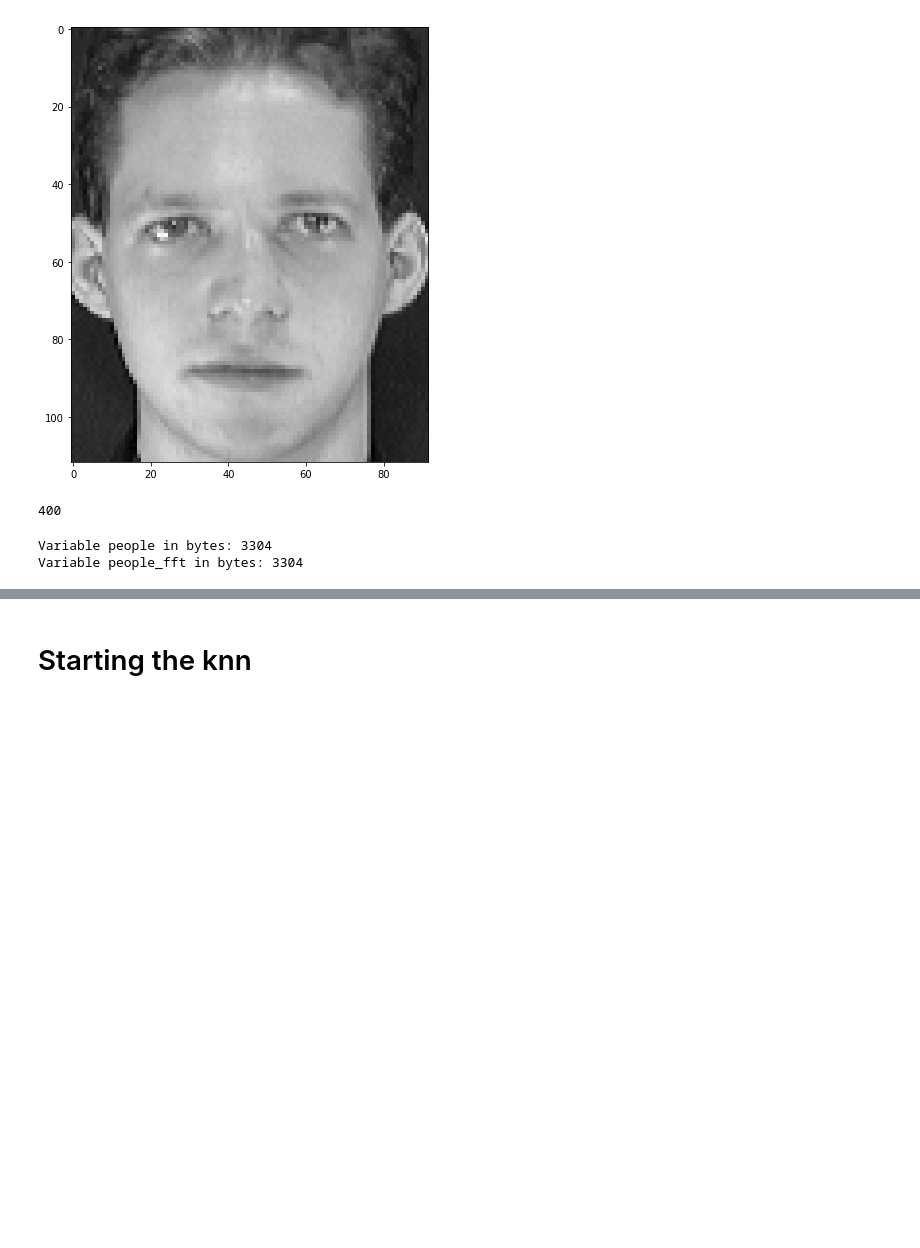
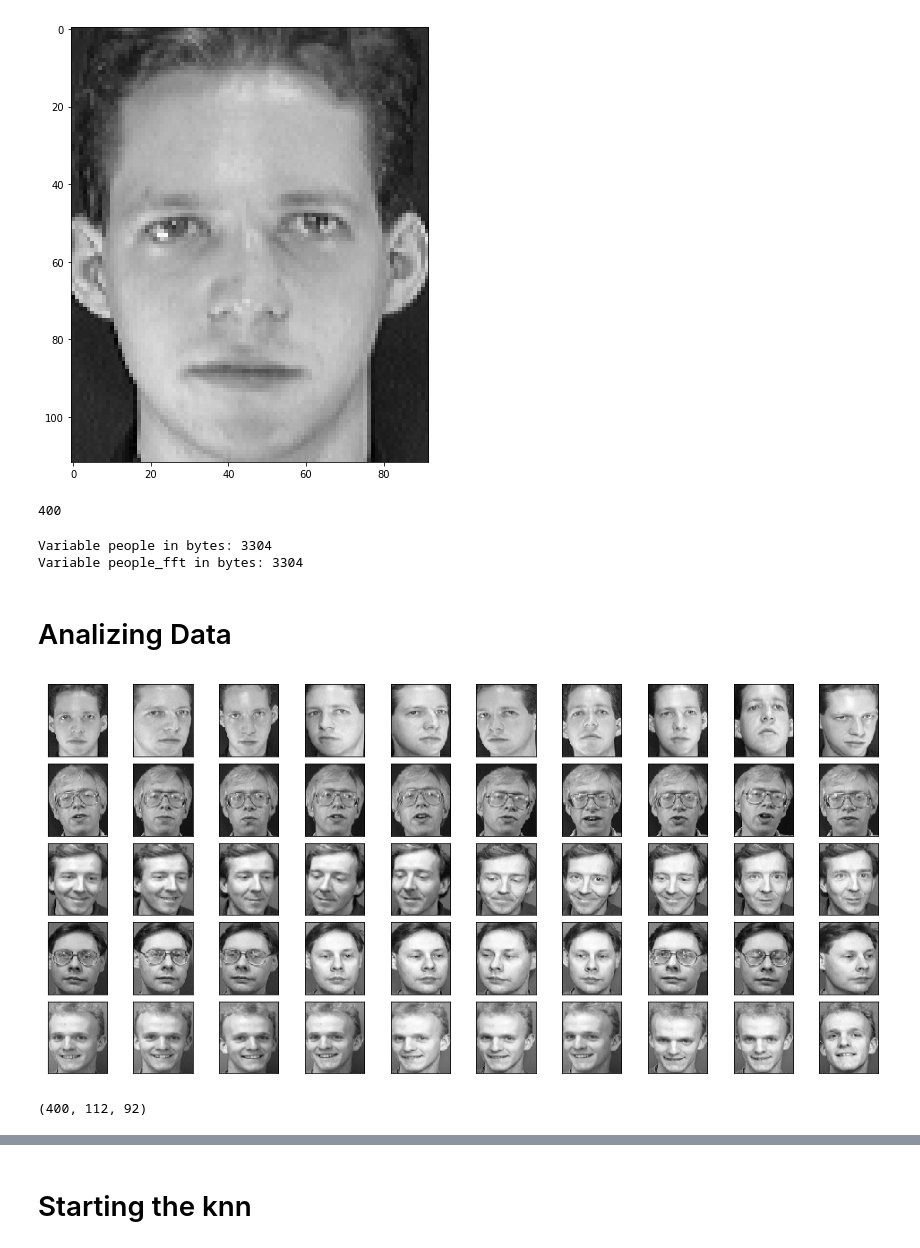
Before and after one commit to Jaquedonin/SignalFinalProject, a Jupyter notebook: Primeiros Passos.ipynb, the cells around one changed output, grey strips where cells are left out. Drawn from its saved outputs; the diff is of its cells as text; code cells hidden in the pictures; blank space fills up the shorter version.

```diff
--- a/Primeiros Passos.ipynb
+++ b/Primeiros Passos.ipynb
@@ -262,3 +294,18 @@ print("Variable people_fft in bytes: " + str(sys.getsizeof(people_fft)))
 # %% [output]
 Variable people in bytes: 3304
 Variable people_fft in bytes: 3304
+# %% [markdown]
+# Analizing Data
+# %%
+nrows, ncols = 5, 10
+
+for j in range(0,nrows*ncols,10):
+    for i in range(1,11):
+        plt.subplot(nrows, ncols, i + j)
+        plt.imshow(people[i-1 + j], cmap = 'gray')
+        #plt.title('%s %s' %(i, j))
+        plt.xticks([]), plt.yticks([])
+plt.subplots_adjust(left=None, bottom=None, right=None, top=None, wspace=0.1, hspace=0.1)
+plt.show()
+# %% [output]
+[figure, added]
@@ -264,0 +314,4 @@ Variable people_fft in bytes: 3304
+# %%
+people_np_array.shape
+# %% [output]
+(400, 112, 92)
```
Also changed, not shown: parts of 15 cells of this notebook.
